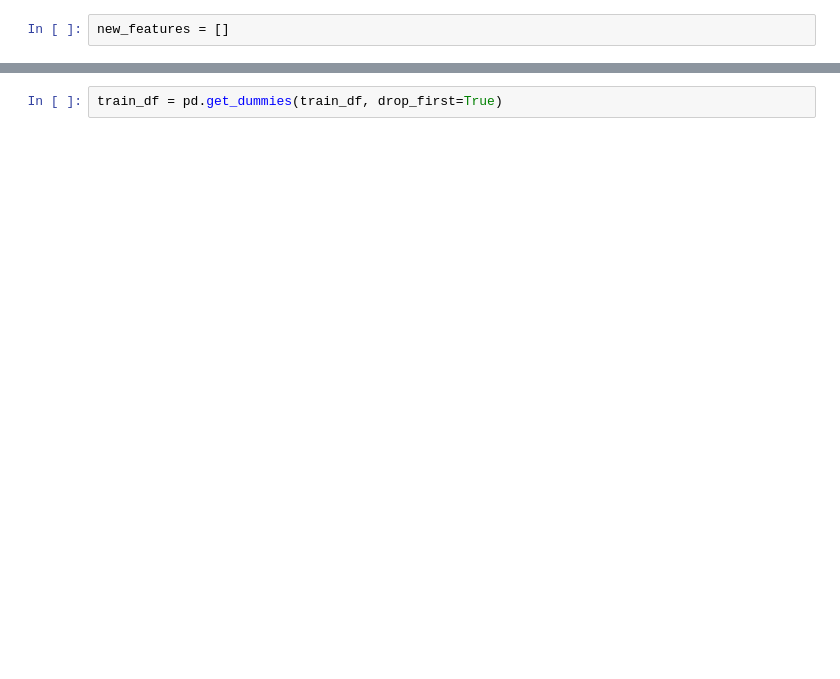
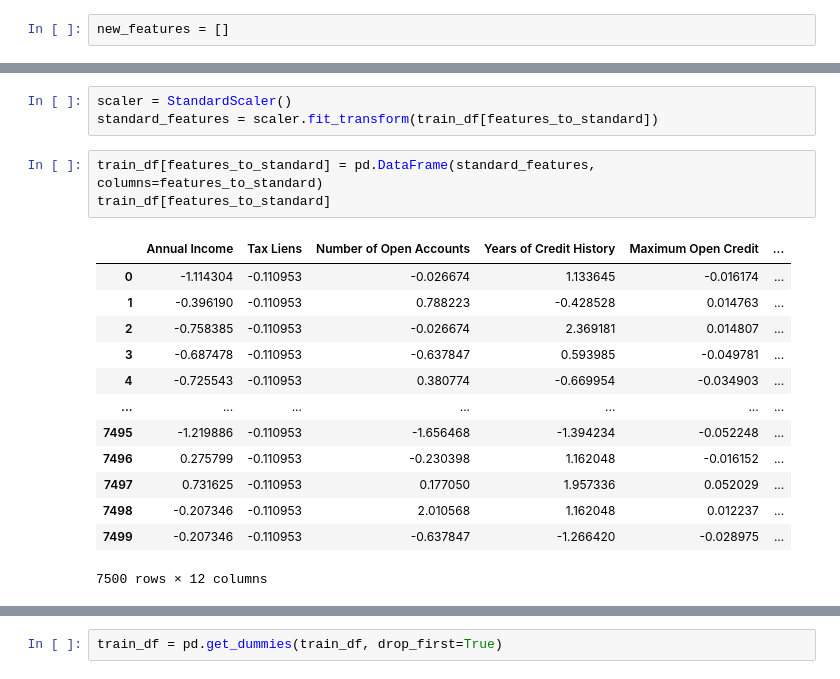
Before and after one commit to shatandv/GB_Python_DS_Libs_Contd_2020_09_17, a Jupyter notebook: course_project/AShataev_solution.ipynb, the cells around one changed output, grey strips where cells are left out. Cells and saved outputs as stored; diff of their text form; blank space fills up the shorter version.

```diff
--- a/course_project/AShataev_solution.ipynb
+++ b/course_project/AShataev_solution.ipynb
@@ -414 +470,21 @@ new_features = []
+# %%
+scaler = StandardScaler()
+standard_features = scaler.fit_transform(train_df[features_to_standard])
+# %%
+train_df[features_to_standard] = pd.DataFrame(standard_features, columns=features_to_standard)
+train_df[features_to_standard]
+# %% [output]
+|  | Annual Income | Tax Liens | Number of Open Accounts | Years of Credit History | Maximum Open Credit | ... |
+| 0 | -1.114304 | -0.110953 | -0.026674 | 1.133645 | -0.016174 | ... |
+| 1 | -0.396190 | -0.110953 | 0.788223 | -0.428528 | 0.014763 | ... |
+| 2 | -0.758385 | -0.110953 | -0.026674 | 2.369181 | 0.014807 | ... |
+| 3 | -0.687478 | -0.110953 | -0.637847 | 0.593985 | -0.049781 | ... |
+| 4 | -0.725543 | -0.110953 | 0.380774 | -0.669954 | -0.034903 | ... |
+| ... | ... | ... | ... | ... | ... | ... |
+| 7495 | -1.219886 | -0.110953 | -1.656468 | -1.394234 | -0.052248 | ... |
+| 7496 | 0.275799 | -0.110953 | -0.230398 | 1.162048 | -0.016152 | ... |
+| 7497 | 0.731625 | -0.110953 | 0.177050 | 1.957336 | 0.052029 | ... |
+| 7498 | -0.207346 | -0.110953 | 2.010568 | 1.162048 | 0.012237 | ... |
+| 7499 | -0.207346 | -0.110953 | -0.637847 | -1.266420 | -0.028975 | ... |
+7500 rows × 12 columns
 # %% [markdown]
```
Also changed, not shown: parts of 35 cells of this notebook, 4 other files.
